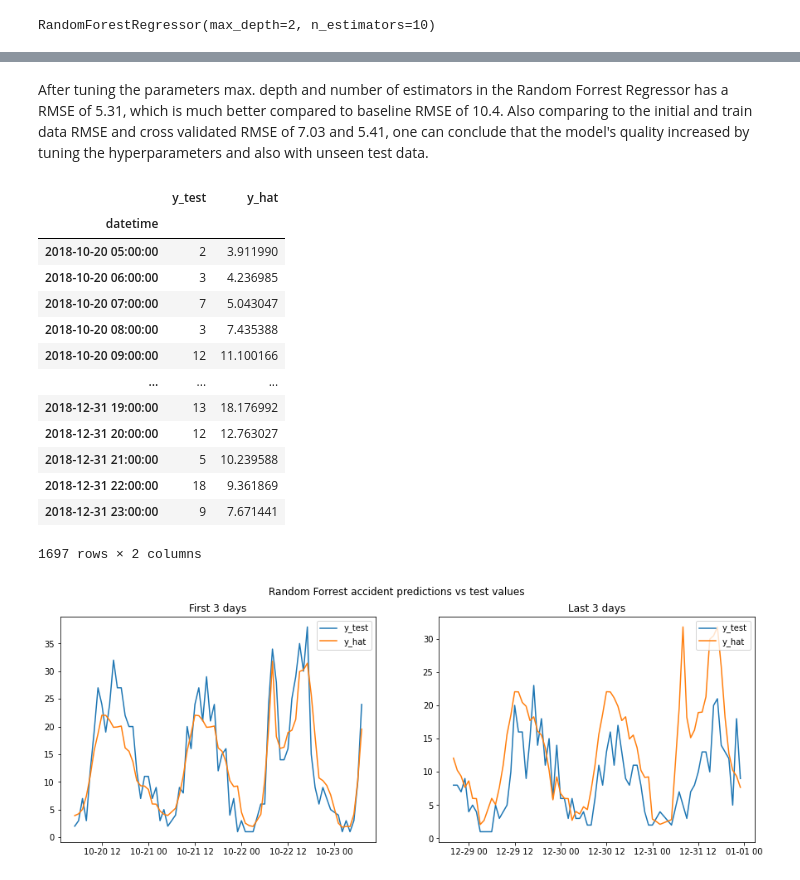
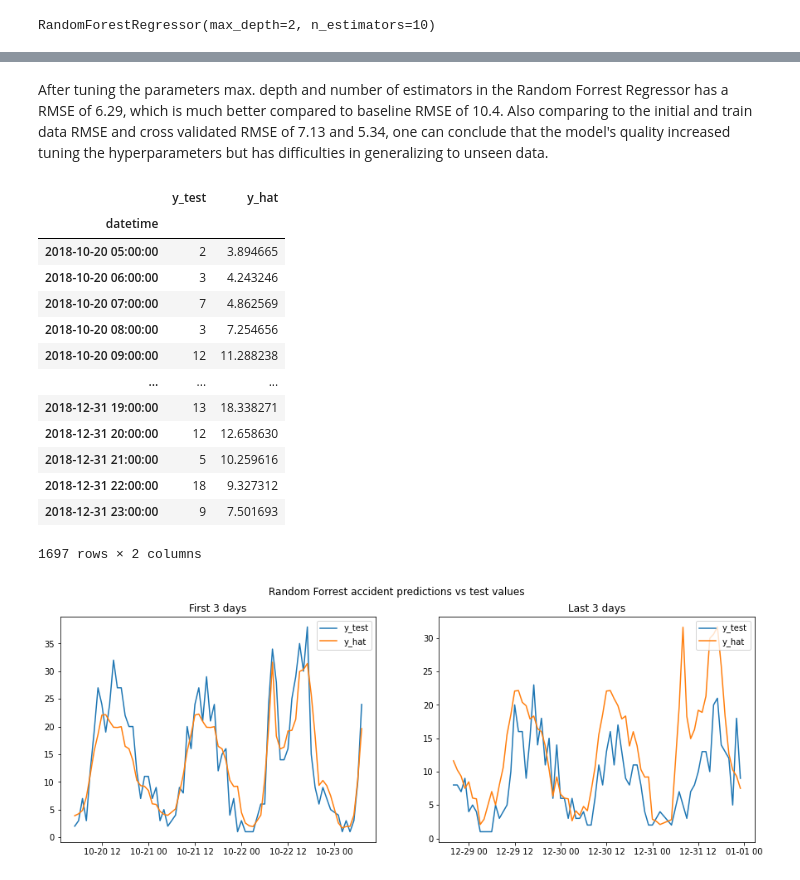
Before and after one commit to vincm1/UK_accidents, a Jupyter notebook: Final_assignment_Big_Data_for_Decision_Making_(2021_22_BNK432_NO02_A).ipynb, the cells around one changed output, grey strips where cells are left out. Saved outputs shown, nothing was run; the diff lists cells and outputs as text; code cells hidden in the pictures.

```diff
--- a/Final_assignment_Big_Data_for_Decision_Making_(2021_22_BNK432_NO02_A).ipynb
+++ b/Final_assignment_Big_Data_for_Decision_Making_(2021_22_BNK432_NO02_A).ipynb
@@ -563,28 +569,28 @@ final_rmse_rfr
 # %% [markdown]
-After tuning the parameters max. depth and number of estimators in the Random Forrest Regressor has a RMSE of 5.31, which is much better compared to baseline RMSE of 10.4. Also comparing to the initial and train data RMSE and cross validated RMSE of 7.03 and 5.41, one can conclude that the model's quality increased by tuning the hyperparameters and also with unseen test data.
+After tuning the parameters max. depth and number of estimators in the Random Forrest Regressor has a RMSE of 6.29, which is much better compared to baseline RMSE of 10.4. Also comparing to the initial and train data RMSE and cross validated RMSE of 7.13 and 5.34, one can conclude that the model's quality increased tuning the hyperparameters but has difficulties in generalizing to unseen data.
 # %%
 yhat_rfr = pd.DataFrame(yhat_rfr)
 
 rfr_eval = []
 rfr_eval = pd.DataFrame(columns=["y_test","y_hat"])
 rfr_eval["y_test"] = y_test["Count"]
 rfr_eval["y_hat"] = yhat_rfr[0]
-rfr_eval.set_index(test_set["datetime"], inplace=True)
+rfr_eval.set_index(test_set_lenc["datetime"], inplace=True)
 rfr_eval
 # %% [output]
 |  | y_test | y_hat |
 | datetime |  |  |
-| 2018-10-20 05:00:00 | 2 | 3.911990 |
-| 2018-10-20 06:00:00 | 3 | 4.236985 |
-| 2018-10-20 07:00:00 | 7 | 5.043047 |
-| 2018-10-20 08:00:00 | 3 | 7.435388 |
-| 2018-10-20 09:00:00 | 12 | 11.100166 |
+| 2018-10-20 05:00:00 | 2 | 3.894665 |
+| 2018-10-20 06:00:00 | 3 | 4.243246 |
+| 2018-10-20 07:00:00 | 7 | 4.862569 |
+| 2018-10-20 08:00:00 | 3 | 7.254656 |
+| 2018-10-20 09:00:00 | 12 | 11.288238 |
 | ... | ... | ... |
-| 2018-12-31 19:00:00 | 13 | 18.176992 |
-| 2018-12-31 20:00:00 | 12 | 12.763027 |
-| 2018-12-31 21:00:00 | 5 | 10.239588 |
-| 2018-12-31 22:00:00 | 18 | 9.361869 |
-| 2018-12-31 23:00:00 | 9 | 7.671441 |
+| 2018-12-31 19:00:00 | 13 | 18.338271 |
+| 2018-12-31 20:00:00 | 12 | 12.658630 |
+| 2018-12-31 21:00:00 | 5 | 10.259616 |
+| 2018-12-31 22:00:00 | 18 | 9.327312 |
+| 2018-12-31 23:00:00 | 9 | 7.501693 |
 1697 rows × 2 columns
 # %%
 fig, (ax1, ax2) = plt.subplots(1, 2, figsize=(15,5))
```
Also changed, not shown: parts of 39 cells of this notebook.
